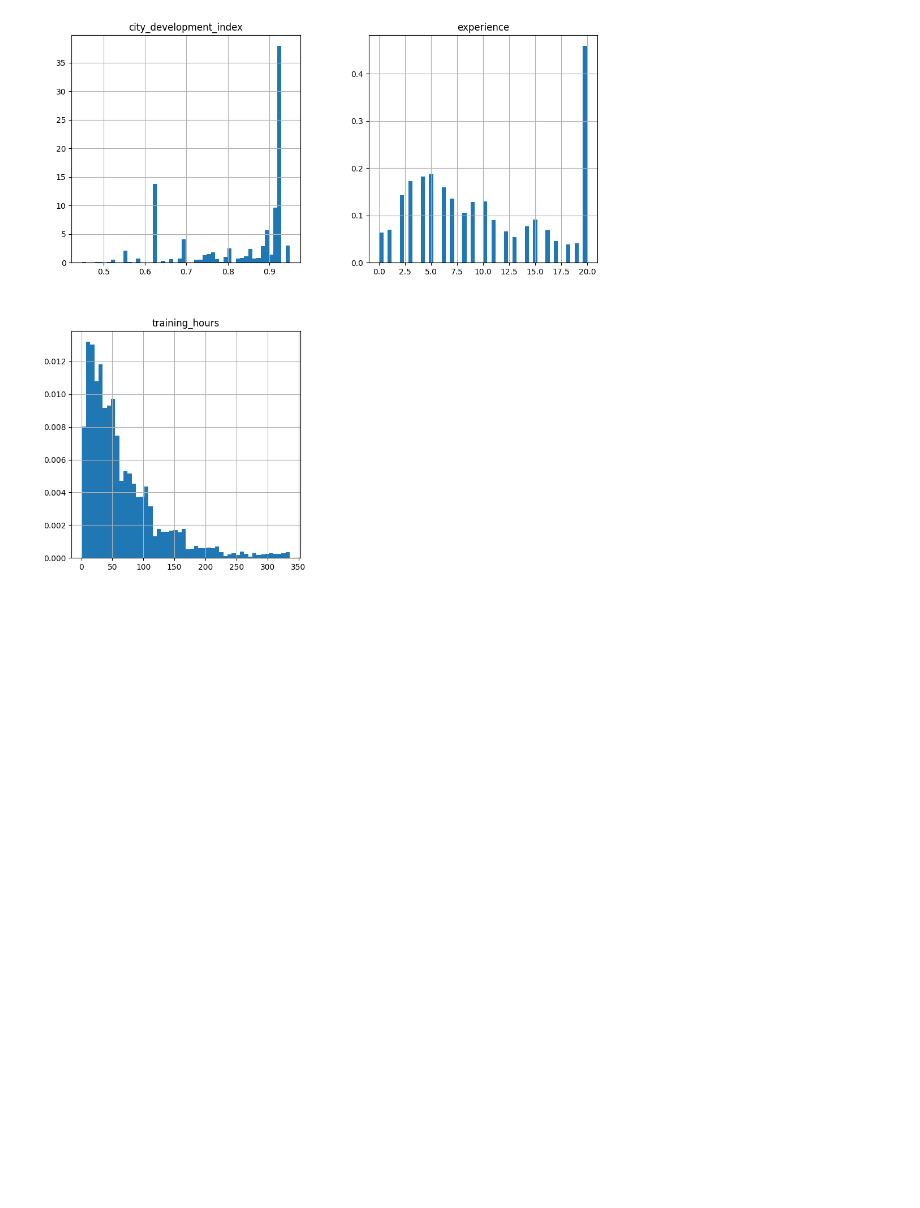
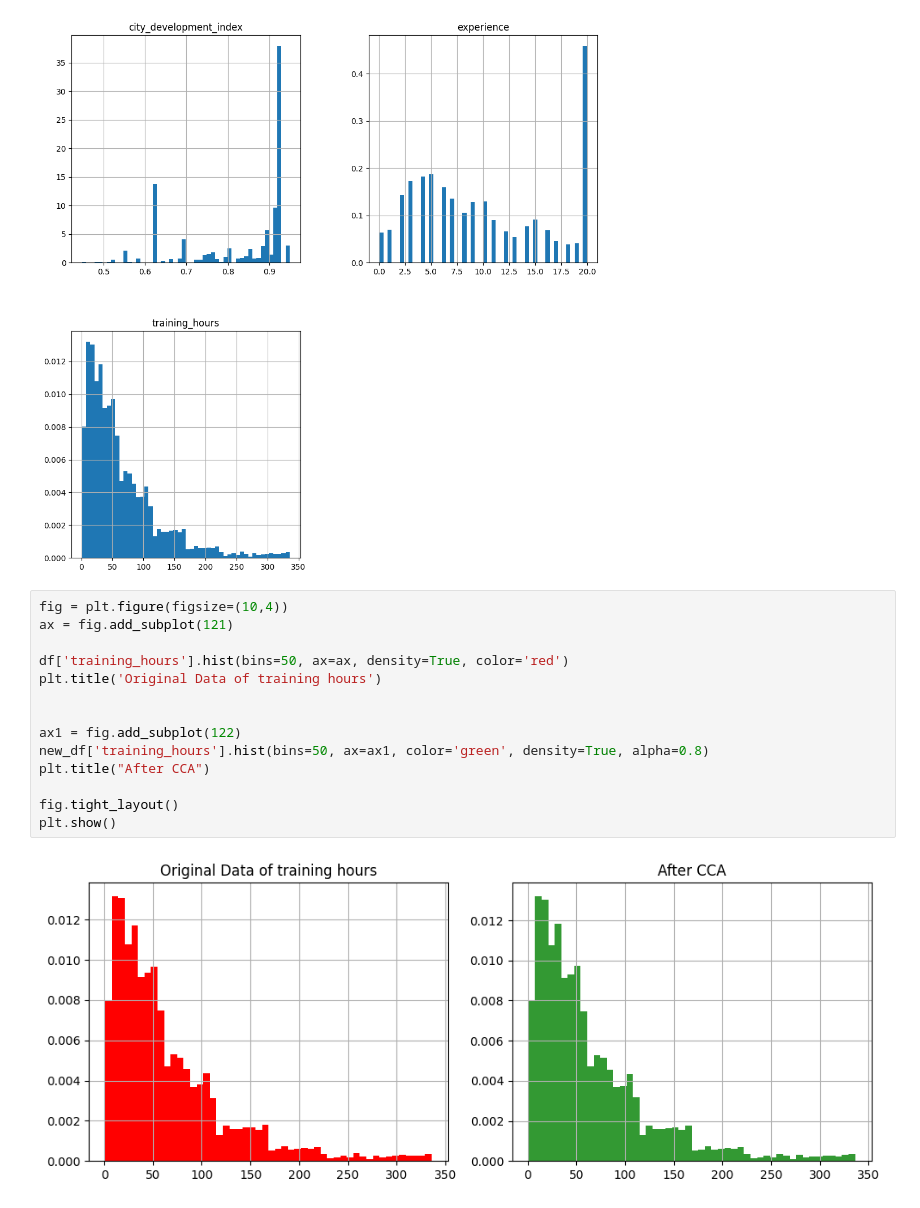
Before and after one commit to varshasharma01/100DaysOfML, a Jupyter notebook: ML12_CaseAnalysis/CCA.ipynb, the cells around one changed output. Cells and saved outputs as stored; diff of their text form; blank space fills up the shorter version.

```diff
--- a/ML12_CaseAnalysis/CCA.ipynb
+++ b/ML12_CaseAnalysis/CCA.ipynb
@@ -101,3 +102,19 @@ new_df.hist(bins=50, density=True, figsize=(12, 12))
 plt.show()
 # %% [output]
 [figure]
+# %%
+fig = plt.figure(figsize=(10,4))
+ax = fig.add_subplot(121)
+
+df['training_hours'].hist(bins=50, ax=ax, density=True, color='red')
+plt.title('Original Data of training hours')
+
+
+ax1 = fig.add_subplot(122)
+new_df['training_hours'].hist(bins=50, ax=ax1, color='green', density=True, alpha=0.8)
+plt.title("After CCA")
+
+fig.tight_layout()
+plt.show()
+# %% [output]
+[figure, added]
```
Also changed, not shown: parts of 3 cells of this notebook.
